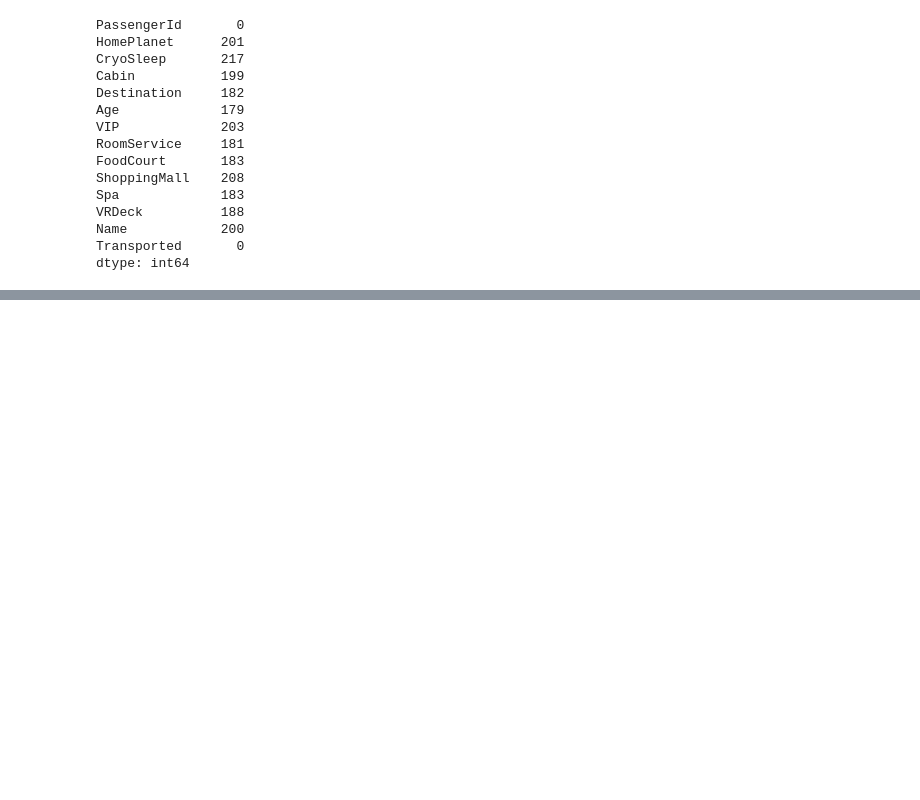
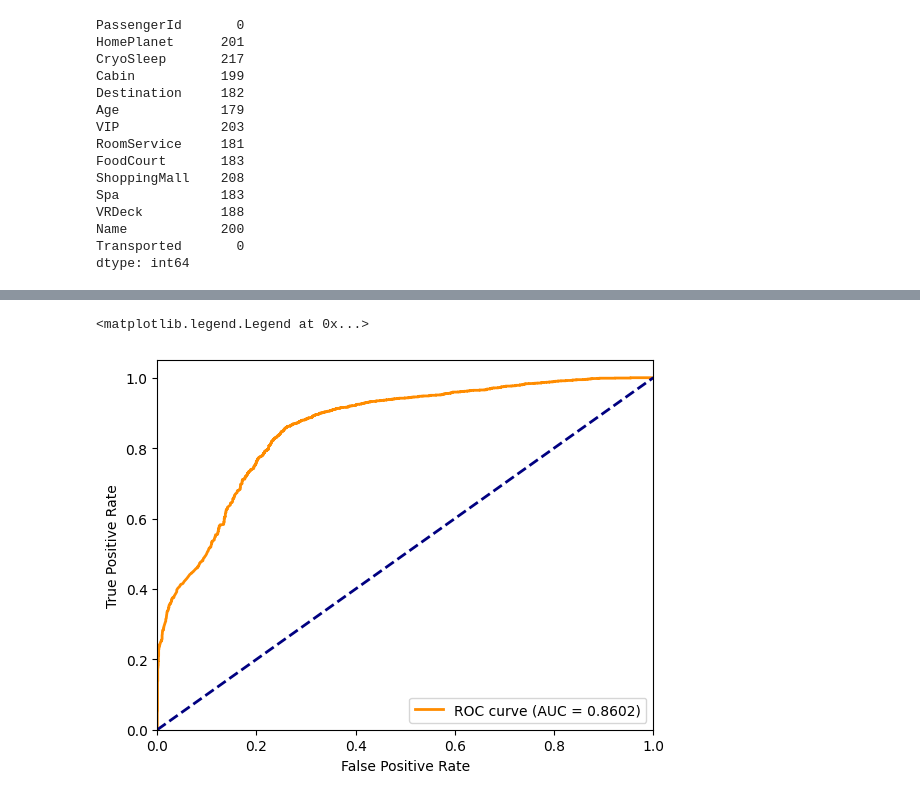
Before and after one commit to sqrtleet/fintech, a Jupyter notebook: spaceship_titanic.ipynb, the cells around one changed output, grey strips where cells are left out. Cells and saved outputs as stored; diff of their text form; code cells hidden in the pictures; blank space fills up the shorter version.

```diff
--- a/spaceship_titanic.ipynb
+++ b/spaceship_titanic.ipynb
@@ -80,0 +178,9 @@ Unique values: [False  True]
+# %%
+model2 = RandomForestClassifier(random_state=0, oob_score = True)
+params = {
+    'max_depth': [2,3,4,5],
+    'min_samples_leaf': [5,10,20,50],
+    'n_estimators': [200, 400, 600]
+}
+grid_search_CV = GridSearchCV(estimator=model2, param_grid=params, cv=3, n_jobs=-1, verbose=1, scoring="accuracy")
+grid_search_CV.fit(x_train, y_train)
@@ -80,0 +200,3 @@ Unique values: [False  True]
+# %%
+best_model = grid_search_CV.best_estimator_
+best_model
@@ -80,0 +206,2 @@ Unique values: [False  True]
+# %%
+best_model.fit(x_train, y_train)
@@ -80,0 +211,3 @@ Unique values: [False  True]
+# %%
+y_val_pred = best_model.predict_proba(x_val)
+y_val_pred[:10]
@@ -80,0 +225,14 @@ Unique values: [False  True]
+# %%
+fpr, tpr, thresholds = roc_curve(y_val, y_val_pred[:, 1])
+roc_auc = roc_auc_score(y_val, y_val_pred[:, 1])
+
+plt.plot(fpr, tpr, color='darkorange', lw=2, label=f'ROC curve (AUC = {roc_auc:.4f})')
+plt.plot([0, 1], [0, 1], color='navy', lw=2, linestyle='--')
+plt.xlim([0.0, 1.0])
+plt.ylim([0.0, 1.05])
+plt.xlabel('False Positive Rate')
+plt.ylabel('True Positive Rate')
+plt.legend(loc='lower right')
+# %% [output]
+<matplotlib.legend.Legend at 0x...>
+[figure, added]
```
Also changed, not shown: parts of 24 cells of this notebook.
